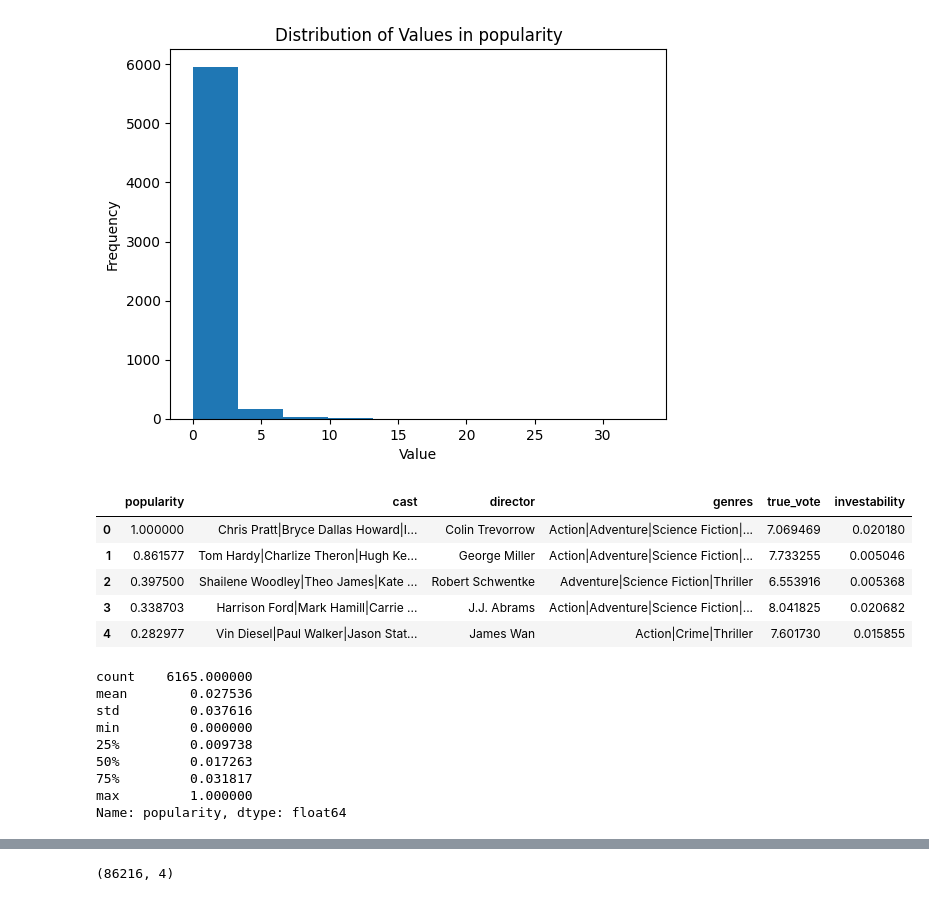
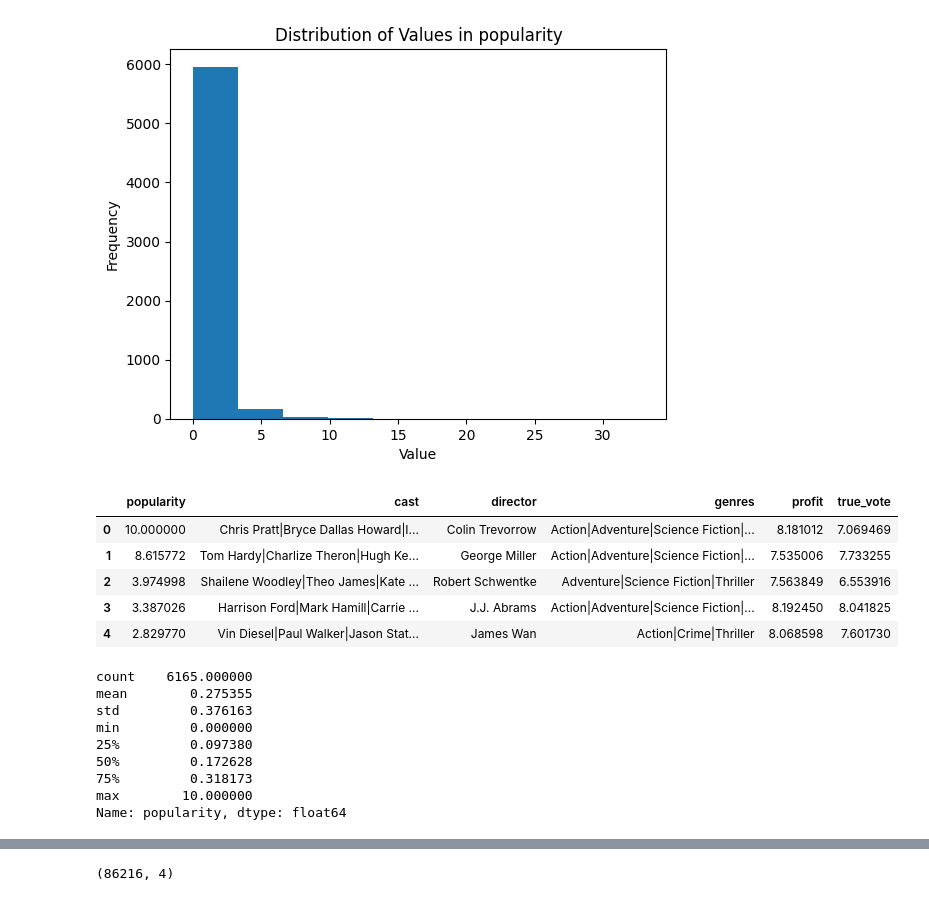
Before and after one commit to Entro01/ML, a Jupyter notebook: hit-or-flop.ipynb, the cells around one changed output, grey strips where cells are left out. Cells and saved outputs as stored; diff of their text form; code cells hidden in the pictures.

```diff
--- a/hit-or-flop.ipynb
+++ b/hit-or-flop.ipynb
@@ -195,0 +209,11 @@ df['profit'].plot.line()
+# %%
+# squishing the profit range down to (1-10)
+# we are assuming that the movies that make more than 2.5x there original budget are considered a hit.
+# therefore, looking at the graph, we can tell that around 4300 movies out of 6165 are flops.
+# we will keep this figure in mind to classify our label.
+
+df['profit'] = np.log10(df['profit'])
+
+df['profit'] = (df['profit'] - df['profit'].min()) / (df['profit'].max() - df['profit'].min()) * 10
+
+df['profit'].describe()
@@ -283,18 +323,0 @@ df.head()
-# %%
-# calculating investability
-# the profits made by a movie will effect the chances of a similar project being funded in the future
-# subsequently, the amount of funding is correlated to the success of a movie
-# while calculating this metric, movies will be rated from 1-10 and the movies that made a loss will be rated 0
-
-# adjusting the profit by assuming that 25% of the budget (although some movies end up spending more money on marketing than they do on production)
-df['profit'] = df['profit'] - (df['profit'] * 0.25)
-
-# trimming away the movies that made a loss
-df['profit'] = df['profit'].apply(lambda x: 0 if x < 0 else x)
-
-# calculating investability
-df['investability'] = df['profit'] / df['profit'].max()
-
-df = df.drop(['profit'], axis = 1)
-
-df.head()
@@ -324,27 +332,27 @@ plt.show()
 # %%
 # squishing the popularity column down
 diff = df['popularity'].max() - df['popularity'].min()
-df['popularity'] = (df['popularity'] - df['popularity'].min()) / diff
+df['popularity'] = (df['popularity'] - df['popularity'].min()) / diff * 10
 
 df.head()
 # %% [output]
-|  | popularity | cast | director | genres | true_vote | investability |
-| 0 | 1.000000 | Chris Pratt|Bryce Dallas Howard|I... | Colin Trevorrow | Action|Adventure|Science Fiction|... | 7.069469 | 0.020180 |
-| 1 | 0.861577 | Tom Hardy|Charlize Theron|Hugh Ke... | George Miller | Action|Adventure|Science Fiction|... | 7.733255 | 0.005046 |
-| 2 | 0.397500 | Shailene Woodley|Theo James|Kate ... | Robert Schwentke | Adventure|Science Fiction|Thriller | 6.553916 | 0.005368 |
-| 3 | 0.338703 | Harrison Ford|Mark Hamill|Carrie ... | J.J. Abrams | Action|Adventure|Science Fiction|... | 8.041825 | 0.020682 |
-| 4 | 0.282977 | Vin Diesel|Paul Walker|Jason Stat... | James Wan | Action|Crime|Thriller | 7.601730 | 0.015855 |
+|  | popularity | cast | director | genres | profit | true_vote |
+| 0 | 10.000000 | Chris Pratt|Bryce Dallas Howard|I... | Colin Trevorrow | Action|Adventure|Science Fiction|... | 8.181012 | 7.069469 |
+| 1 | 8.615772 | Tom Hardy|Charlize Theron|Hugh Ke... | George Miller | Action|Adventure|Science Fiction|... | 7.535006 | 7.733255 |
+| 2 | 3.974998 | Shailene Woodley|Theo James|Kate ... | Robert Schwentke | Adventure|Science Fiction|Thriller | 7.563849 | 6.553916 |
+| 3 | 3.387026 | Harrison Ford|Mark Hamill|Carrie ... | J.J. Abrams | Action|Adventure|Science Fiction|... | 8.192450 | 8.041825 |
+| 4 | 2.829770 | Vin Diesel|Paul Walker|Jason Stat... | James Wan | Action|Crime|Thriller | 8.068598 | 7.601730 |
 # %%
 df['popularity'].describe()
 # %% [output]
 count    6165.000000
-mean        0.027536
-std         0.037616
+mean        0.275355
+std         0.376163
 min         0.000000
-25%         0.009738
-50%         0.017263
-75%         0.031817
-max         1.000000
+25%         0.097380
+50%         0.172628
+75%         0.318173
+max        10.000000
 Name: popularity, dtype: float64
 # %%
 plt.hist(df['popularity'])
```
Also changed, not shown: parts of 26 cells of this notebook.
